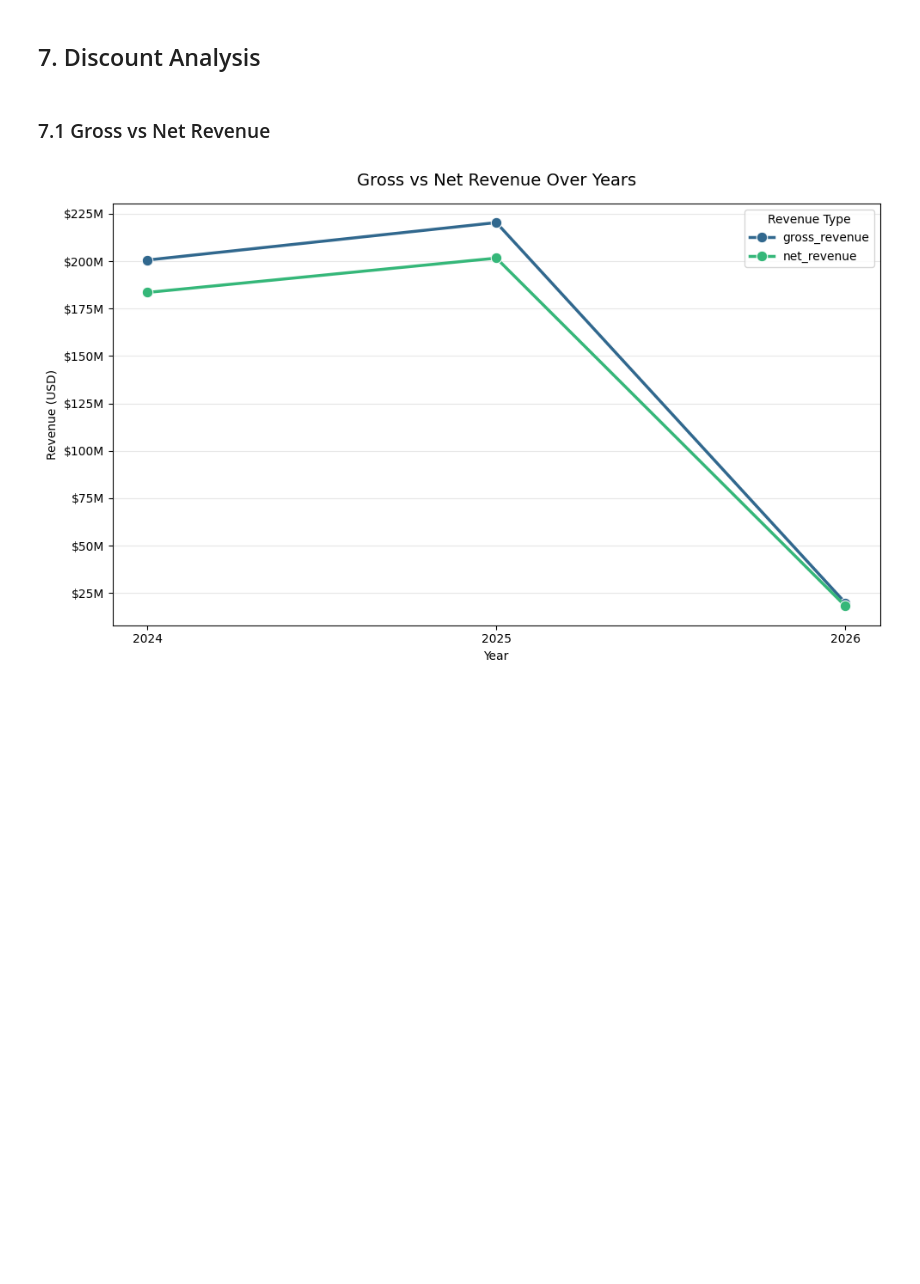
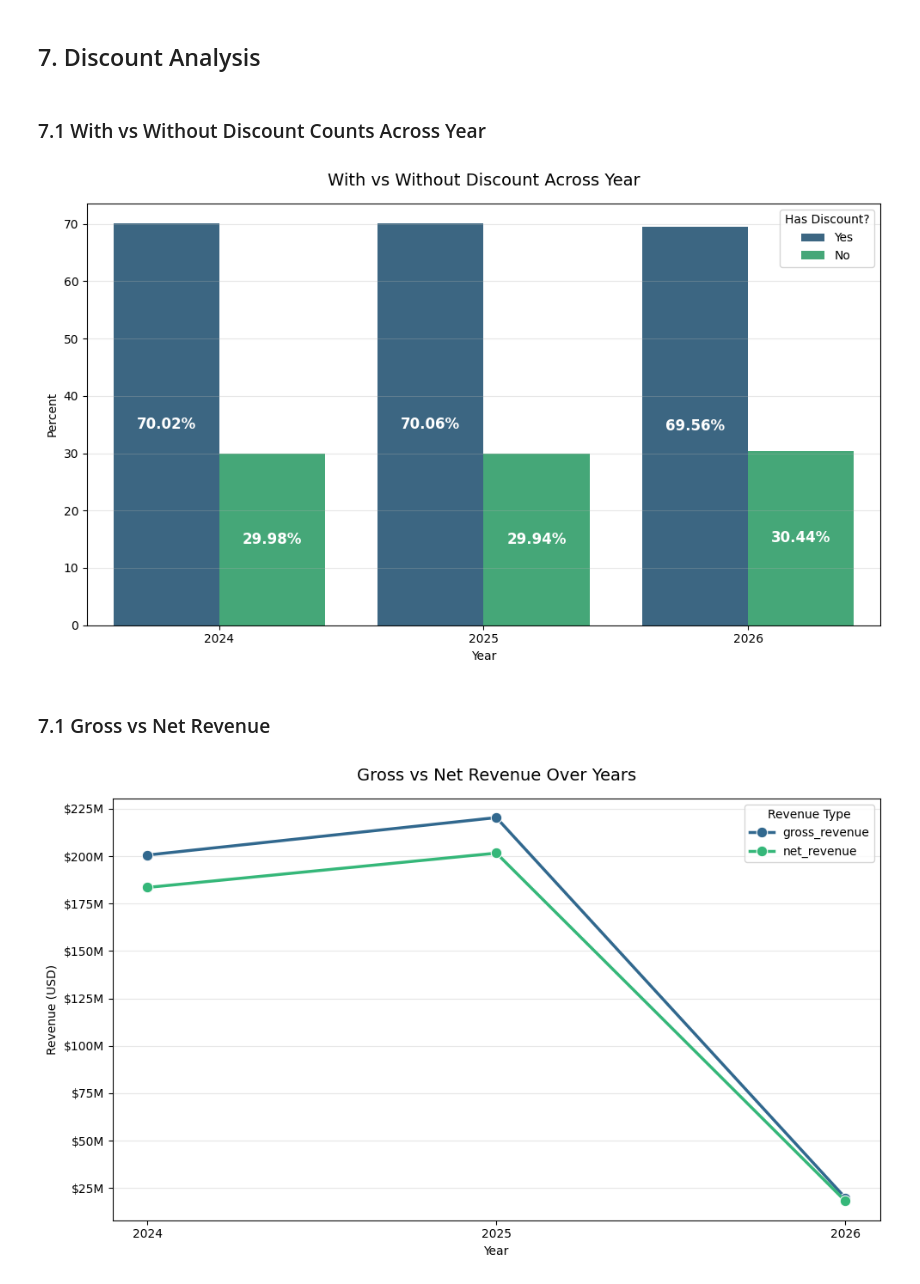
Before and after one commit to judiellegaspina/Ecommerce-EDA-and-Sales-Prediction, a Jupyter notebook: 05_Sales_Analysis.ipynb, the cells around one changed output. Drawn from its saved outputs; the diff is of its cells as text; code cells hidden in the pictures; blank space fills up the shorter version.

Commit message:
-initial observation and insight for Profit Analysis -Include counts of with and without discount across year in Discount ANalysis

```diff
--- a/05_Sales_Analysis.ipynb
+++ b/05_Sales_Analysis.ipynb
@@ -1085,5 +1097,51 @@ plt.show()
 # %% [markdown]
 ## 7. Discount Analysis
+# %% [markdown]
+### 7.1 With vs Without Discount Counts Across Year
+# %%
+has_discount = (
+    sales_df
+    .groupby('order_year')['is_discounted']
+    .value_counts()
+    .reset_index()
+)
+
+has_discount['has_discount_pct'] = (
+    has_discount
+    .groupby('order_year')['count']
+    .transform(lambda x: (x / x.sum()) * 100)
+)
+
+plt.figure(figsize=(10, 6))
+
+ax = sns.barplot(
+    data=has_discount,
+    x='order_year',
+    y='has_discount_pct',
+    hue='is_discounted',
+    palette='viridis'
+)
+
+# Add value labels on each marker
+for container in ax.containers:
+    ax.bar_label(
+        container,
+        labels=[f'{v:.2f}%' for v in container.datavalues],
+        label_type='center',
+        color='white',
+        fontsize=12,
+        fontweight='bold'
+    )
+
+plt.title('With vs Without Discount Across Year', fontsize=14, pad=15)
+plt.xlabel('Year')
+plt.ylabel('Percent')
+plt.legend(title='Has Discount?')
+plt.grid(axis='y', alpha=0.3)
+plt.tight_layout()
+plt.show()
+# %% [output]
+[figure, added]
 # %% [markdown]
 ### 7.1 Gross vs Net Revenue
 # %%
```
Also changed, not shown: parts of 4 cells of this notebook.
